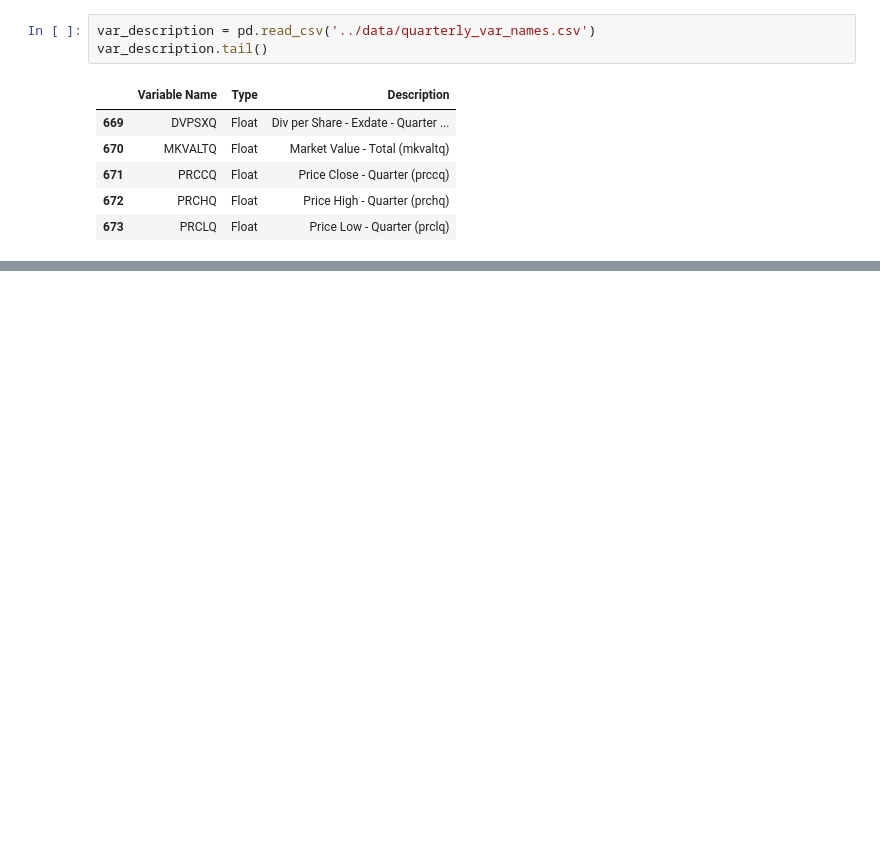
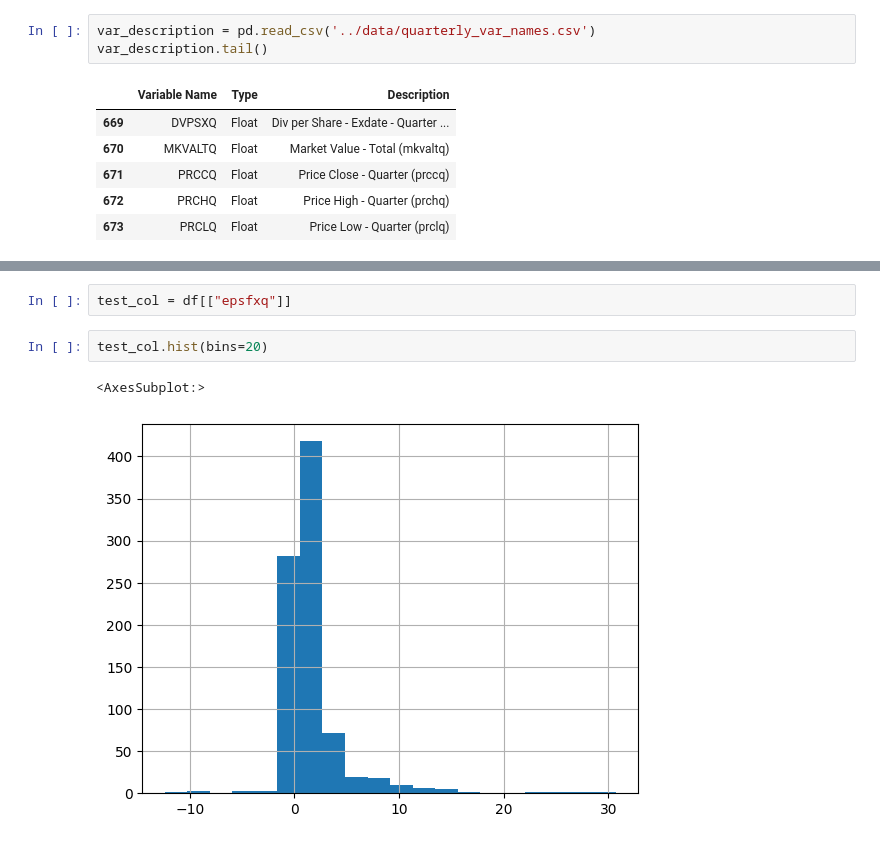
Before and after one commit to ili23/cds-sp24-millennium, a Jupyter notebook: notebooks/quarterly_research.ipynb, the cells around one changed output, grey strips where cells are left out. Saved outputs shown, nothing was run; the diff lists cells and outputs as text; blank space fills up the shorter version.

```diff
--- a/notebooks/quarterly_research.ipynb
+++ b/notebooks/quarterly_research.ipynb
@@ -13,0 +97,7 @@ var_description.tail()
+# %%
+test_col = df[["epsfxq"]]
+# %%
+test_col.hist(bins=20)
+# %% [output]
+<AxesSubplot:>
+[figure, added]
```
Also changed, not shown: parts of 17 cells of this notebook, 3 other files.
